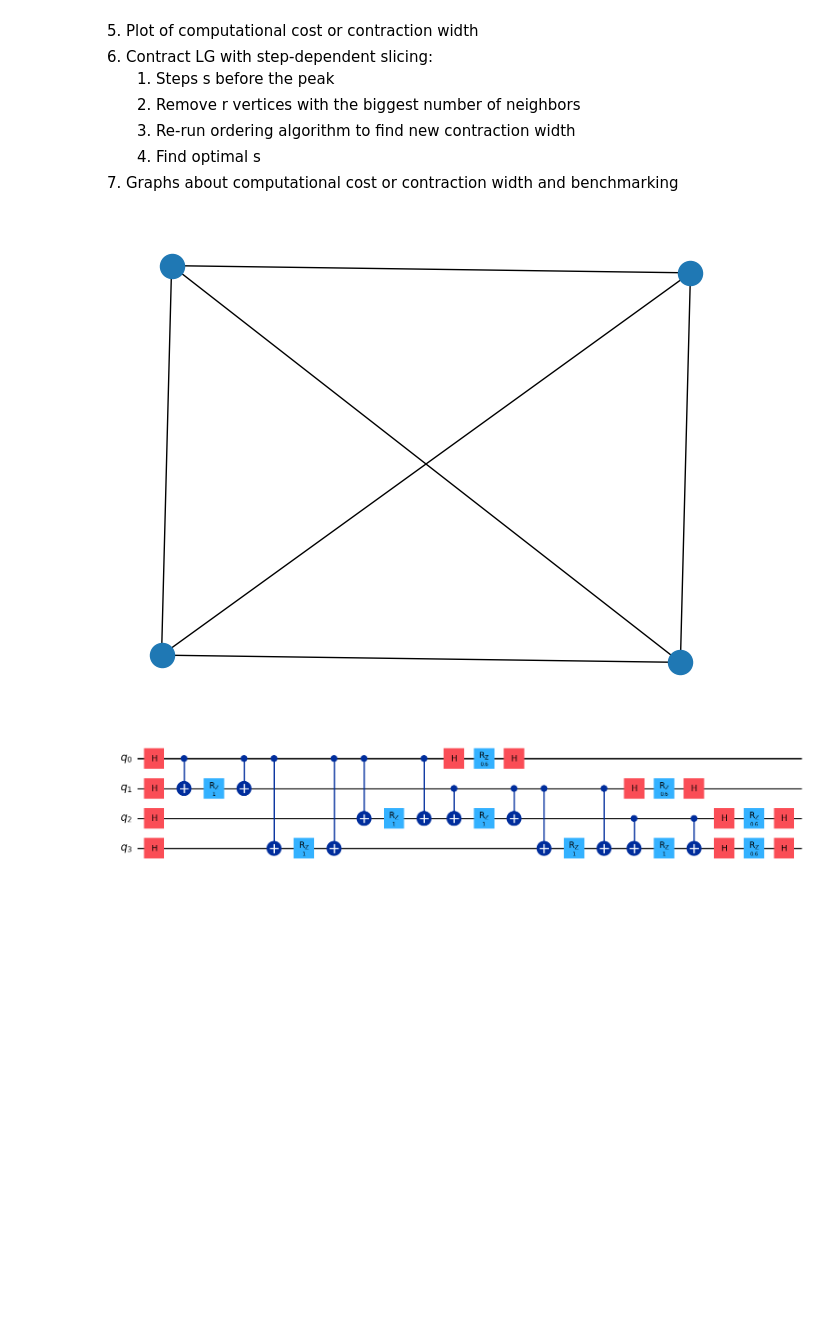
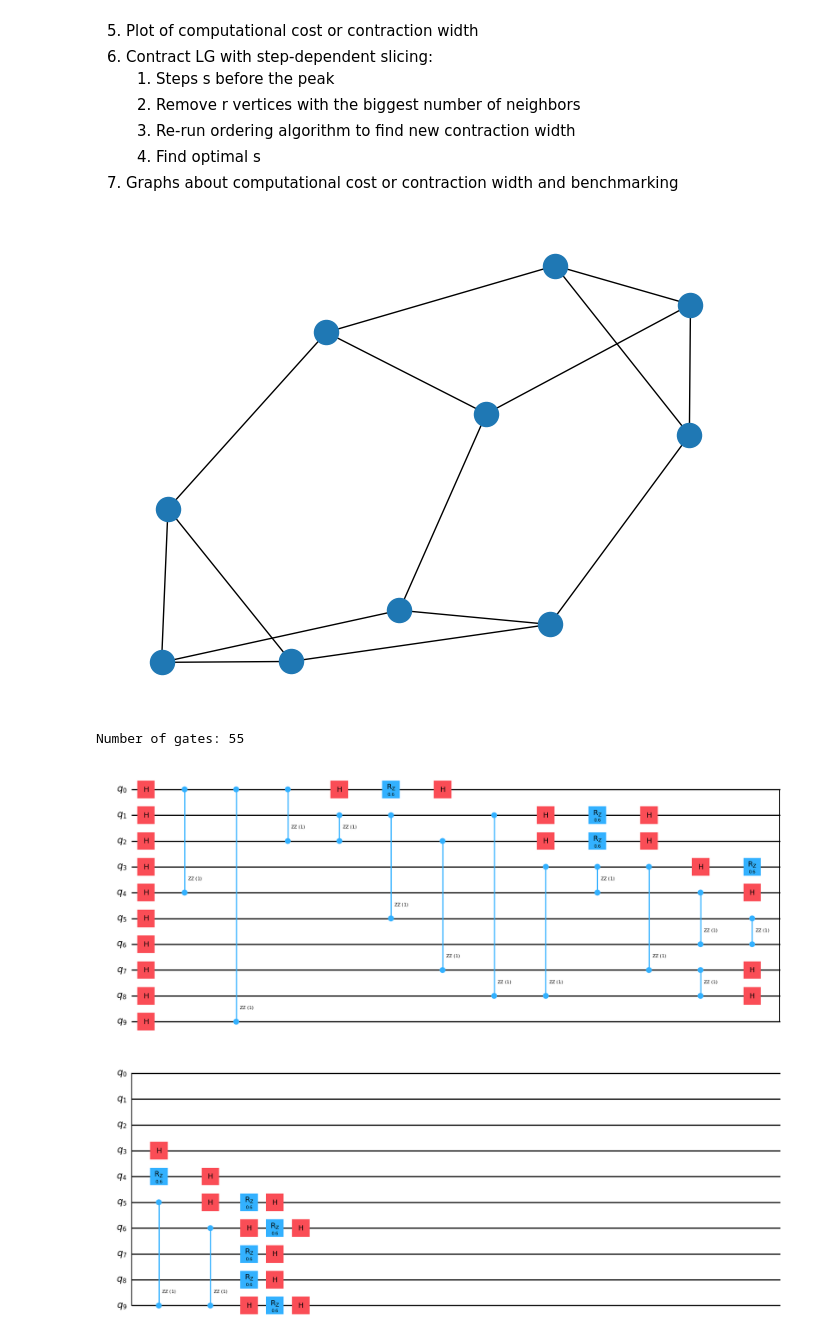
Before and after one commit to richardm1234/stepDependentSlicing_AQC, a Jupyter notebook: demo.ipynb, the cells around one changed output. Cells and saved outputs as stored; diff of their text form; code cells hidden in the pictures; blank space fills up the shorter version.

Commit message:
conversion to line graph fixes

```diff
--- a/demo.ipynb
+++ b/demo.ipynb
@@ -15,15 +15,17 @@ Execution steps:
 import graph as g
 import networkx as nx
 # %%
-G = g.createGraph(4)
+G = g.createGraph(10)
 nx.draw(G)
 # %% [output]
-[figure, old version]
+[figure, new version]
 # %%
-circuit = g.createCircuit(G)
+circuit.draw('mpl')circuit = g.createCircuit(G)
+print(f"Number of gates: {len(circuit.data)}")
 circuit.draw('mpl')
 # %% [output]
+Number of gates: 55
-[figure, old version]
+[figure, new version]
 # %%
 LG = g.convertToLineGraph(circuit)
 nx.draw(LG, with_labels=True)
```
Also changed, not shown: parts of 3 cells of this notebook, 1 other file.
